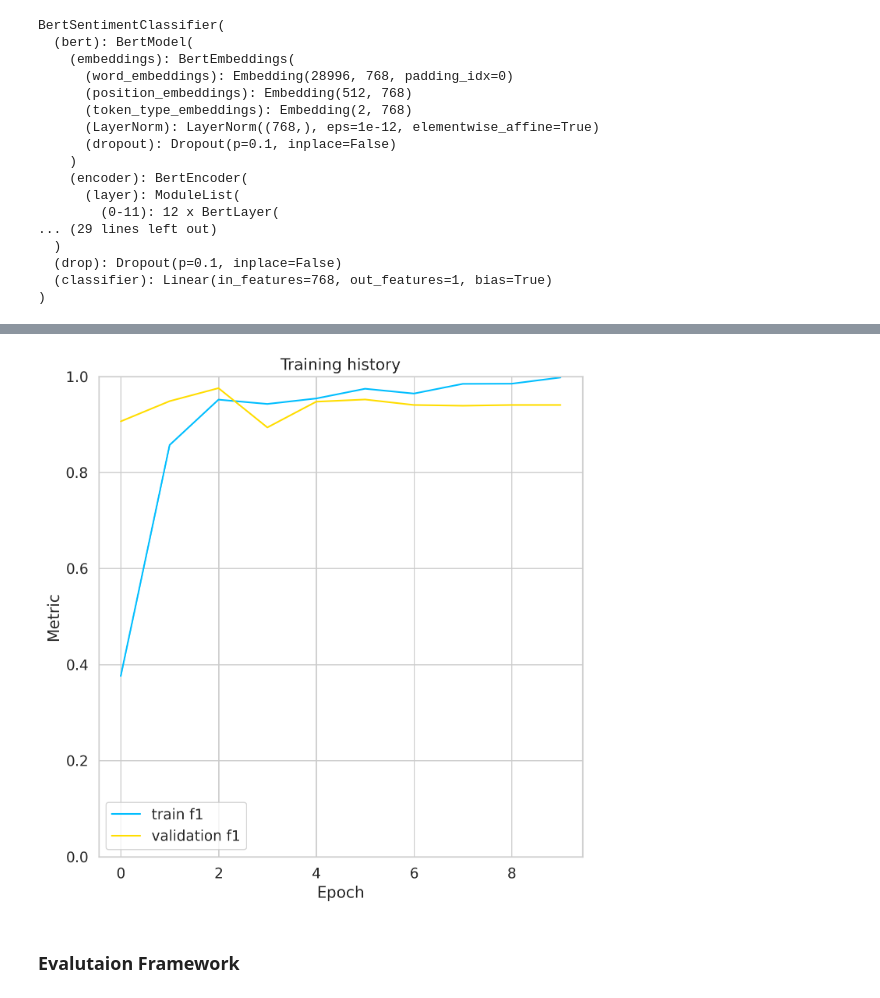
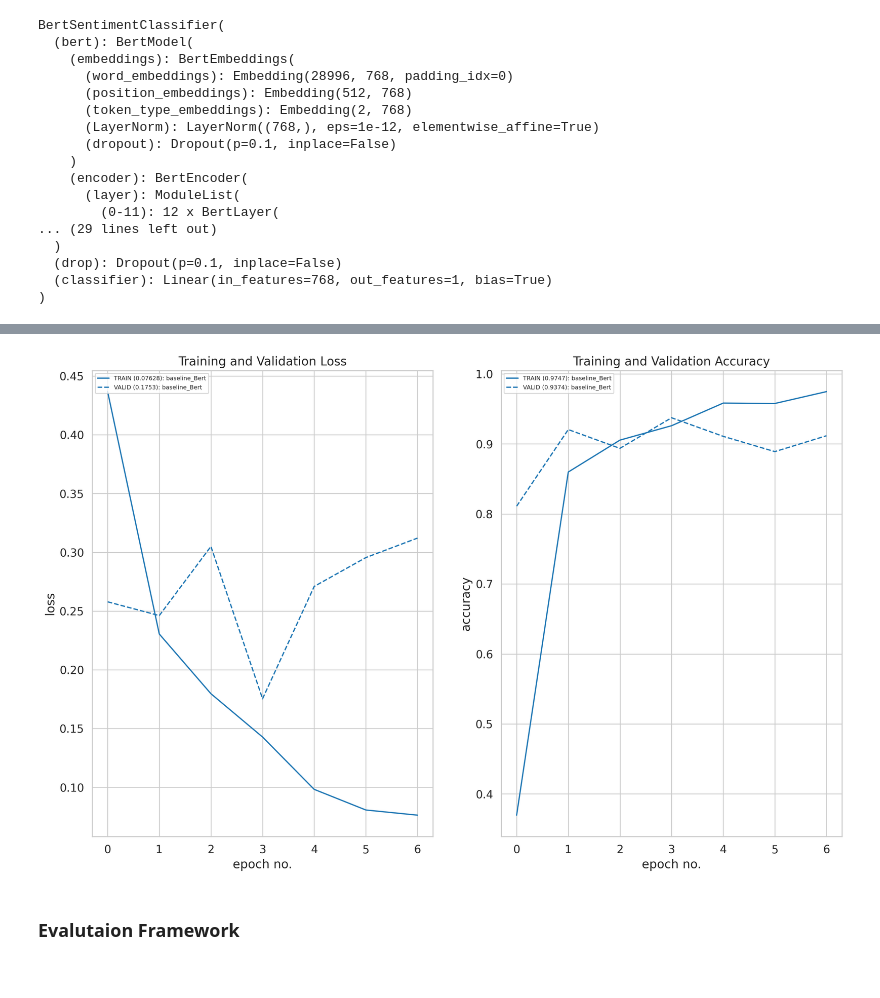
Before and after one commit to soutrik71/MInMaxBERT, a Jupyter notebook: notebook/BertTextClassifier_part2.ipynb, the cells around one changed output, grey strips where cells are left out. Saved outputs shown, nothing was run; the diff lists cells and outputs as text; code cells hidden in the pictures.

```diff
--- a/notebook/BertTextClassifier_part2.ipynb
+++ b/notebook/BertTextClassifier_part2.ipynb
@@ -142,7 +254,7 @@ Name: FinalLabel, dtype: int64
 PRE_TRAINED_MODEL_NAME = 'bert-base-cased' # cased means What is considered different to what ie case sensitive
 MAX_LEN = 128
 BATCH_SIZE = 8
-EPOCHS = 10
+EPOCHS = 15
 learning_rate = 2e-05
 # %%
 sample_text = final_df["Question"].values[0]
@@ -463,6 +579,9 @@ scheduler = get_linear_schedule_with_warmup(
 )
 # metrics
 metric = BinaryF1Score(device = device)
+
+# early stopping
+early_stopping = EarlyStopping(patience=3, verbose=True, path="baseline_bert.pt")
 # %%
 def train_module(model:torch.nn.Module,
                  device:torch.device,
@@ -615,4 +734,9 @@ for epoch in range(EPOCHS):
   )
 
   print(f"The learing rate is {scheduler.get_last_lr()}")
+
+  early_stopping(test_losses[-1], bert_base_classifier, epoch) # last recorded test loss to measure the improvement against the prior one
+  if early_stopping.early_stop:
+    print("Early stopping")
+    break
 # %% [output]
@@ -651,14 +774,15 @@ Wall time: 3min 8s
-# %%
-plt.plot(train_metrics, label='train f1')
-plt.plot(test_metrics ,label='validation f1')
-
-plt.title('Training history')
-plt.ylabel('Metric')
-plt.xlabel('Epoch')
-plt.legend()
-plt.ylim([0, 1]);
-# %% [output]
-[figure, removed]
+# %%
+plot_loss_accuracy(train_loss= [train_losses],
+                   val_loss= [test_losses],
+                   train_acc= [train_metrics],
+                   val_acc= [test_metrics],
+                   labels=['baseline_Bert'],
+                   colors=['blue'],
+                   loss_legend_loc='upper left',
+                   acc_legend_loc='upper left',
+                   legend_font=7)
+# %% [output]
+[figure, added]
 # %% [markdown]
 ### Evalutaion Framework
 # %%
```
Also changed, not shown: parts of 54 cells of this notebook.
